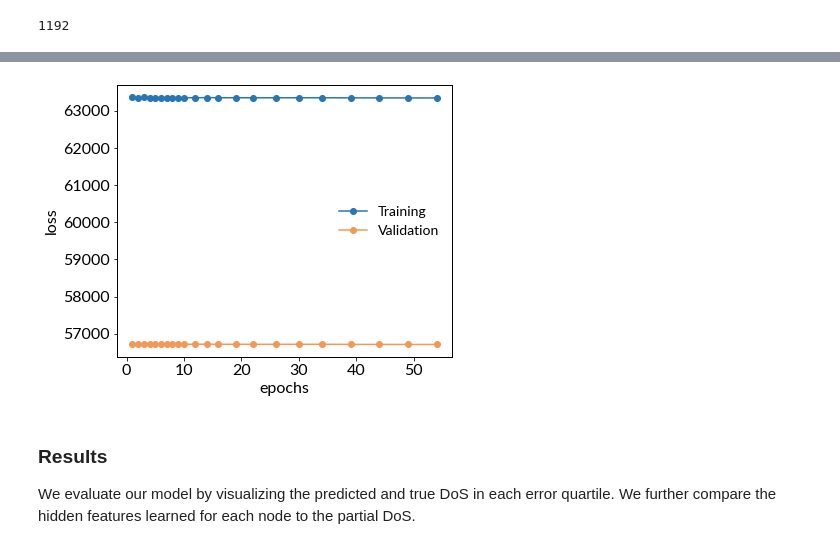
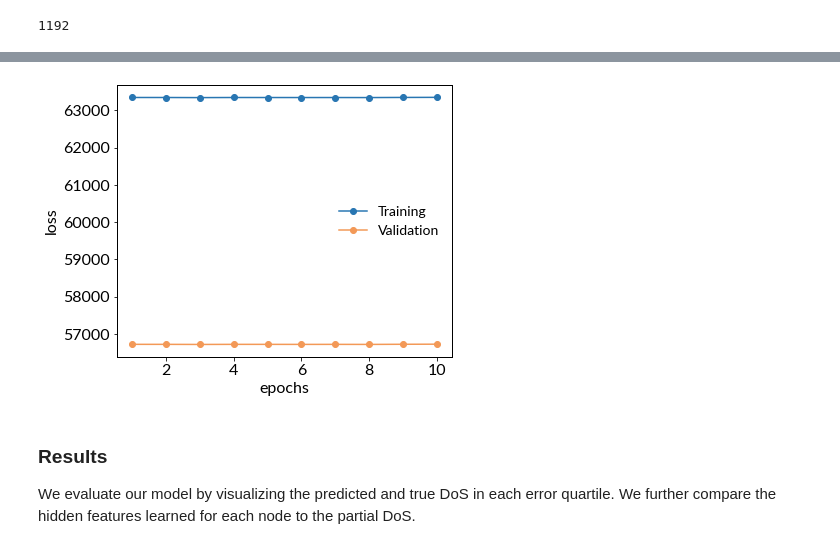
Before and after one commit to RyotaroOKabe/gamma_phonon, a Jupyter notebook: g_phonon_e3nn_v1.ipynb, the cells around one changed output, grey strips where cells are left out. Saved outputs shown, nothing was run; the diff lists cells and outputs as text; code cells hidden in the pictures.

```diff
--- a/g_phonon_e3nn_v1.ipynb
+++ b/g_phonon_e3nn_v1.ipynb
@@ -343,5 +550,5 @@ len(dataloader_train)
 # %%
 model.pool = True
 train(model, opt, dataloader_train, dataloader_valid, loss_fn, loss_fn_mae, run_name,
-      max_iter=50, scheduler=scheduler, device=device)
+      max_iter=5, scheduler=scheduler, device=device)
 # %% [output]
@@ -361,20 +560,21 @@ Iteration   25   train loss = 63345.7171   valid loss = 56716.1724   elapsed tim
 # %%
 # load pre-trained model and plot its training history
 run_name = run_name
 
 history = torch.load(run_name + '.torch', map_location=device)['history']
 steps = [d['step'] + 1 for d in history]
 loss_train = [d['train']['loss'] for d in history]
 loss_valid = [d['valid']['loss'] for d in history]
 
 fig, ax = plt.subplots(figsize=(6,5))
 ax.plot(steps, loss_train, 'o-', label="Training", color=colors['train'])
 ax.plot(steps, loss_valid, 'o-', label="Validation", color=colors['valid'])
 ax.set_xlabel('epochs')
 ax.set_ylabel('loss')
 ax.legend(frameon=False);
+fig.patch.set_facecolor('white')
 # %% [output]
-[figure, old version]
+[figure, new version]
 # %% [markdown]
 ### Results
 We evaluate our model by visualizing the predicted and true DoS in each error quartile. We further compare the hidden features learned for each node to the partial DoS.
```
Also changed, not shown: parts of 9 cells of this notebook, 4 other files.
